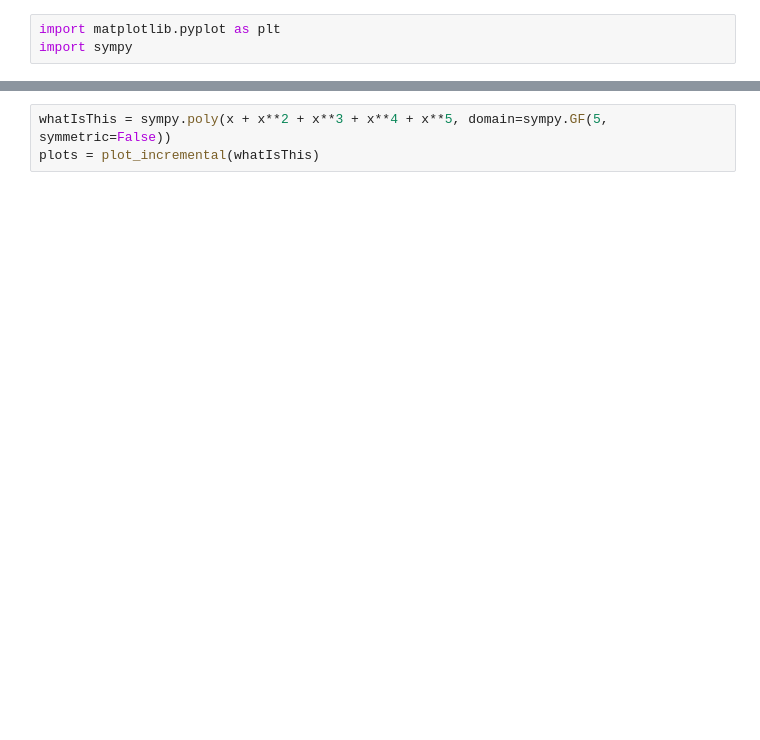
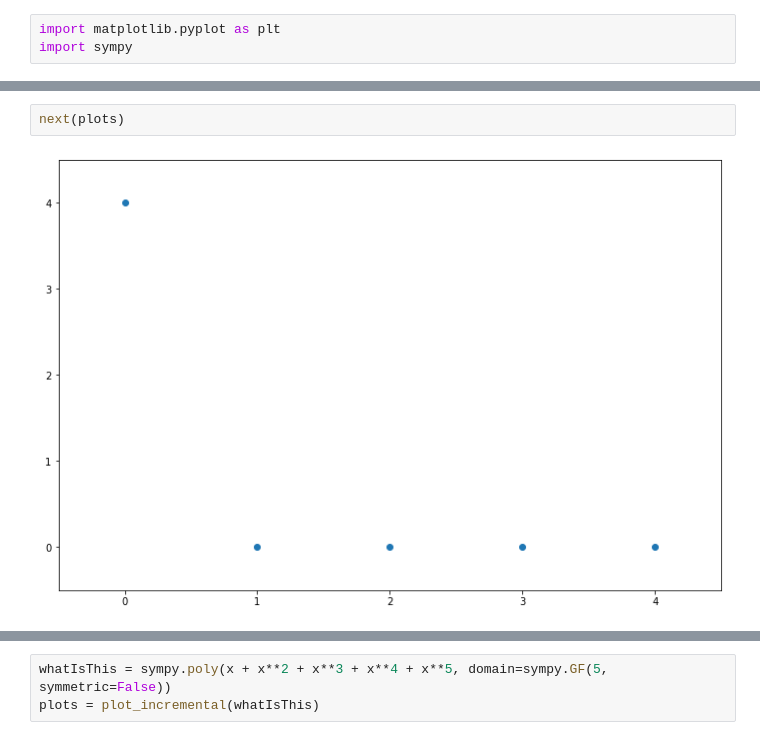
Before and after one commit to sagnibak/teaching, a Jupyter notebook: code/polynomial_demo.ipynb, the cells around one changed output, grey strips where cells are left out. Saved outputs shown, nothing was run; the diff lists cells and outputs as text; blank space fills up the shorter version.

```diff
--- a/code/polynomial_demo.ipynb
+++ b/code/polynomial_demo.ipynb
@@ -60,0 +74,4 @@ plots = plot_incremental(p)
+# %%
+next(plots)
+# %% [output]
+[figure, added]
```
Also changed, not shown: parts of 12 cells of this notebook, 3 other files.
